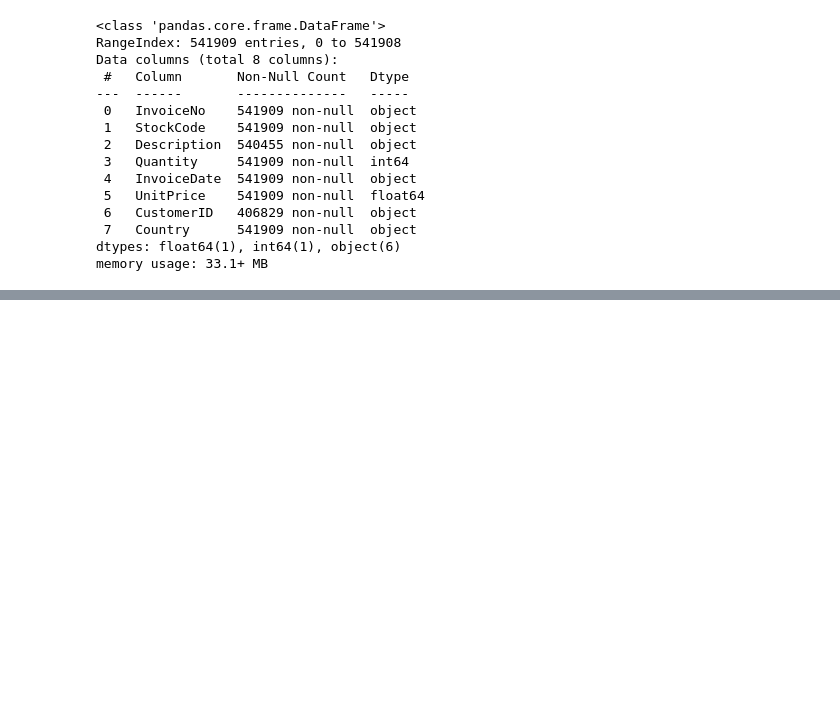
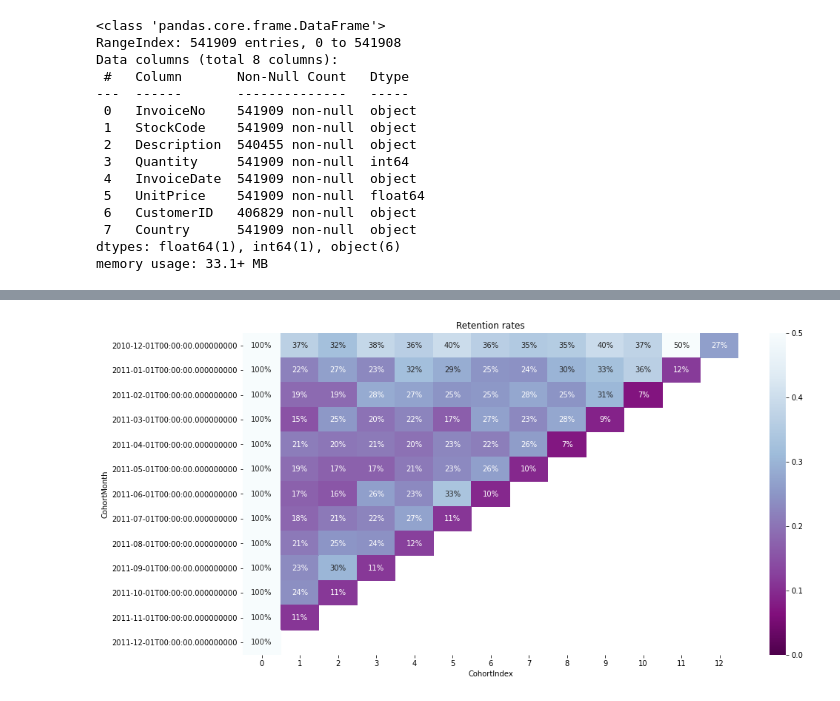
Before and after one commit to Nakarin225/Online_Retail_analysis, a Jupyter notebook: online_retail.ipynb, the cells around one changed output, grey strips where cells are left out. Saved outputs shown, nothing was run; the diff lists cells and outputs as text; code cells hidden in the pictures; blank space fills up the shorter version.

```diff
--- a/online_retail.ipynb
+++ b/online_retail.ipynb
@@ -75,0 +108,6 @@ df[df['Quantity'] < 0].sample(20)
+# %%
+def get_month(x) : return dt.datetime(x.year,x.month,1)
+df['InvoiceMonth'] = df['InvoiceDate'].apply(get_month)
+grouping = df.groupby('CustomerID')['InvoiceMonth']
+df['CohortMonth'] = grouping.transform('min')
+df.tail()
@@ -75,0 +121,22 @@ df[df['Quantity'] < 0].sample(20)
+# %%
+def get_month_int (dframe,column):
+    year = dframe[column].dt.year
+    month = dframe[column].dt.month
+    day = dframe[column].dt.day
+    return year, month , day
+
+invoice_year,invoice_month,_ = get_month_int(df,'InvoiceMonth')
+cohort_year,cohort_month,_ = get_month_int(df,'CohortMonth')
+
+year_diff = invoice_year - cohort_year
+month_diff = invoice_month - cohort_month
+
+df['CohortIndex'] = year_diff * 12 + month_diff
+# %%
+#Count monthly active customers from each cohort
+grouping = df.groupby(['CohortMonth', 'CohortIndex'])
+cohort_data = grouping['CustomerID'].apply(pd.Series.nunique)
+# Return number of unique elements in the object.
+cohort_data = cohort_data.reset_index()
+cohort_counts = cohort_data.pivot(index='CohortMonth',columns='CohortIndex',values='CustomerID')
+cohort_counts
@@ -75,0 +159,4 @@ df[df['Quantity'] < 0].sample(20)
+# %%
+cohort_size = cohort_counts.iloc[:,0]
+retention = cohort_counts.divide(cohort_size,axis=0) #axis=0 to ensure the divide along the row axis
+retention.round(3) * 100 #to show the number as
@@ -75,0 +179,8 @@ df[df['Quantity'] < 0].sample(20)
+# %%
+#Build the heatmap
+plt.figure(figsize=(15, 8))
+plt.title('Retention rates')
+sns.heatmap(data=retention,annot = True,fmt = '.0%',vmin = 0.0,vmax = 0.5,cmap="BuPu_r")
+plt.show()
+# %% [output]
+[figure, added]
```
Also changed, not shown: parts of 46 cells of this notebook.
